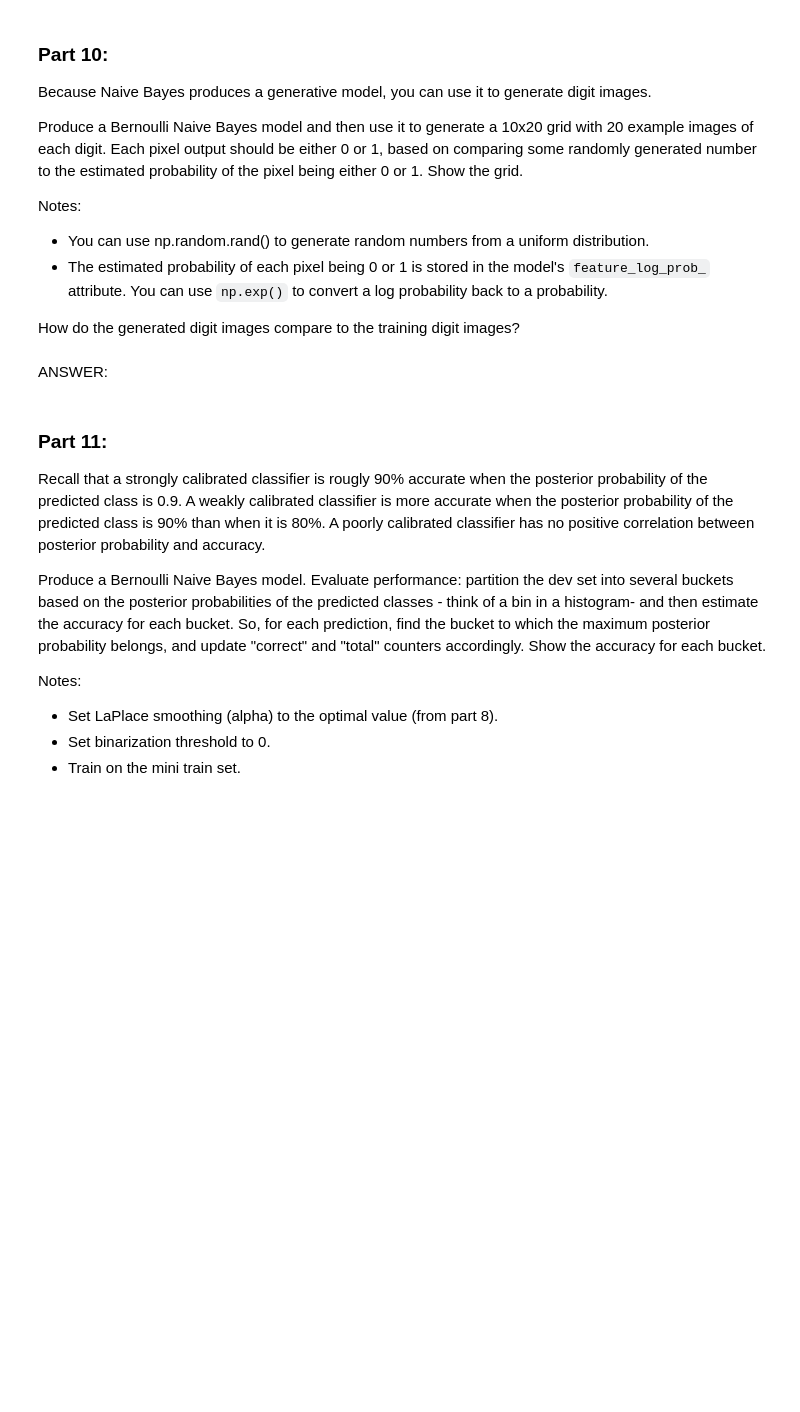
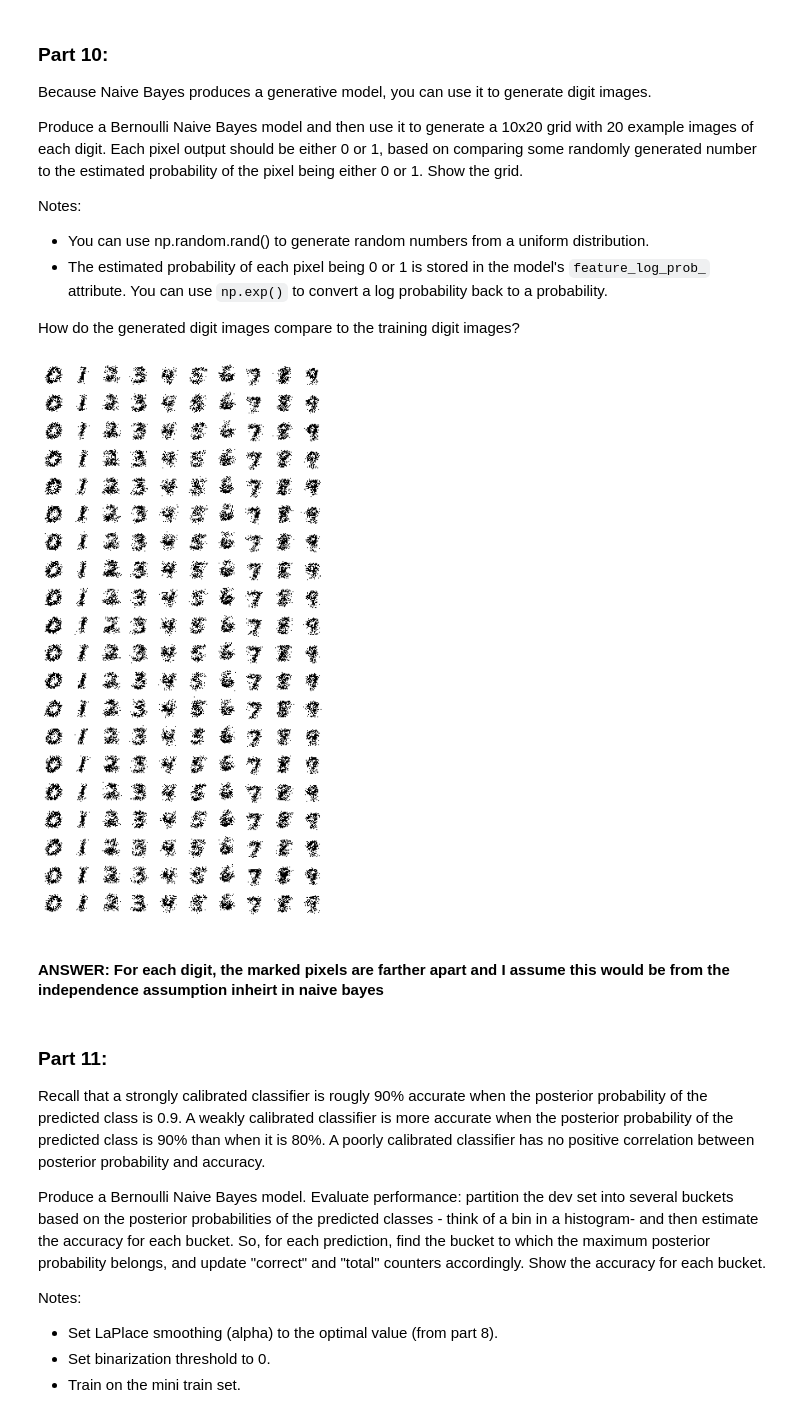
Before and after one commit to BrainMonkey/ucb-w207-applied-ml, a Jupyter notebook: projects/judge_hiciano_p1.ipynb, the cells around one changed output. Saved outputs shown, nothing was run; the diff lists cells and outputs as text; code cells hidden in the pictures; blank space fills up the shorter version.

```diff
--- a/projects/judge_hiciano_p1.ipynb
+++ b/projects/judge_hiciano_p1.ipynb
@@ -608,5 +804,40 @@ How do the generated digit images compare to the training digit images?
-# %% [markdown]
-ANSWER:
+# %%
+def P10(num_examples):
+
+### STUDENT START ###
+
+    # Create the Bernoulli Naive Bayes classifier
+    NUM_COLUMNS = 10
+    NUM_PIXELS = 28
+
+    # Set binarize threshold so each point is either 0 or 1
+    bernoulli_nb_clf = BernoulliNB(binarize=.1)
+
+    # Fit the model using training data set
+    bernoulli_nb_clf.fit(train_data, train_labels)
+    bernoulli_nb_prob = np.exp(bernoulli_nb_clf.feature_log_prob_)
+
+    fig, ax = plt.subplots(figsize=(NUM_COLUMNS,num_examples),
+                           nrows=num_examples,
+                           ncols=NUM_COLUMNS
+                          )
+
+    # Generate `num_examples` number of sample digits from 0-9
+    for num in range(10):
+        for i in range(num_examples):
+
+            # Remove grid lines, label, and box lines
+            ax[i][num].set_axis_off()
+            bernoulli_nb_num = bernoulli_nb_prob[num] > np.random.rand(bernoulli_nb_prob.shape[1])
+            ax[i][num].imshow(bernoulli_nb_num.reshape(NUM_PIXELS, NUM_PIXELS), cmap = "binary")
+
+### STUDENT END ###
+
+P10(20)
+# %% [output]
+[figure, added]
+# %% [markdown]
+#### ANSWER: For each digit, the marked pixels are farther apart and I assume this would be from the independence assumption inheirt in naive bayes
 # %% [markdown]
 ### Part 11:
 
```
Also changed, not shown: parts of 23 cells of this notebook, 1 other file.
